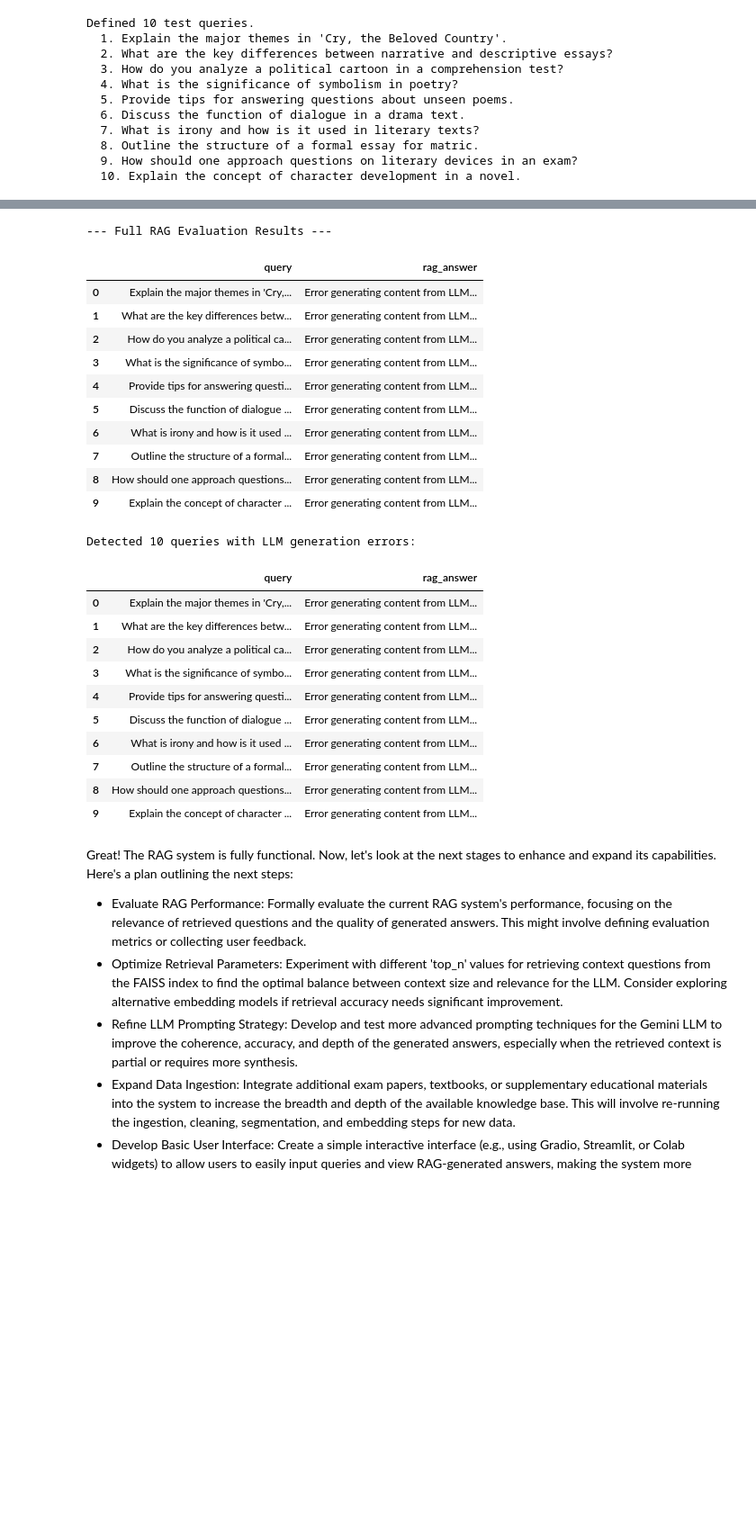
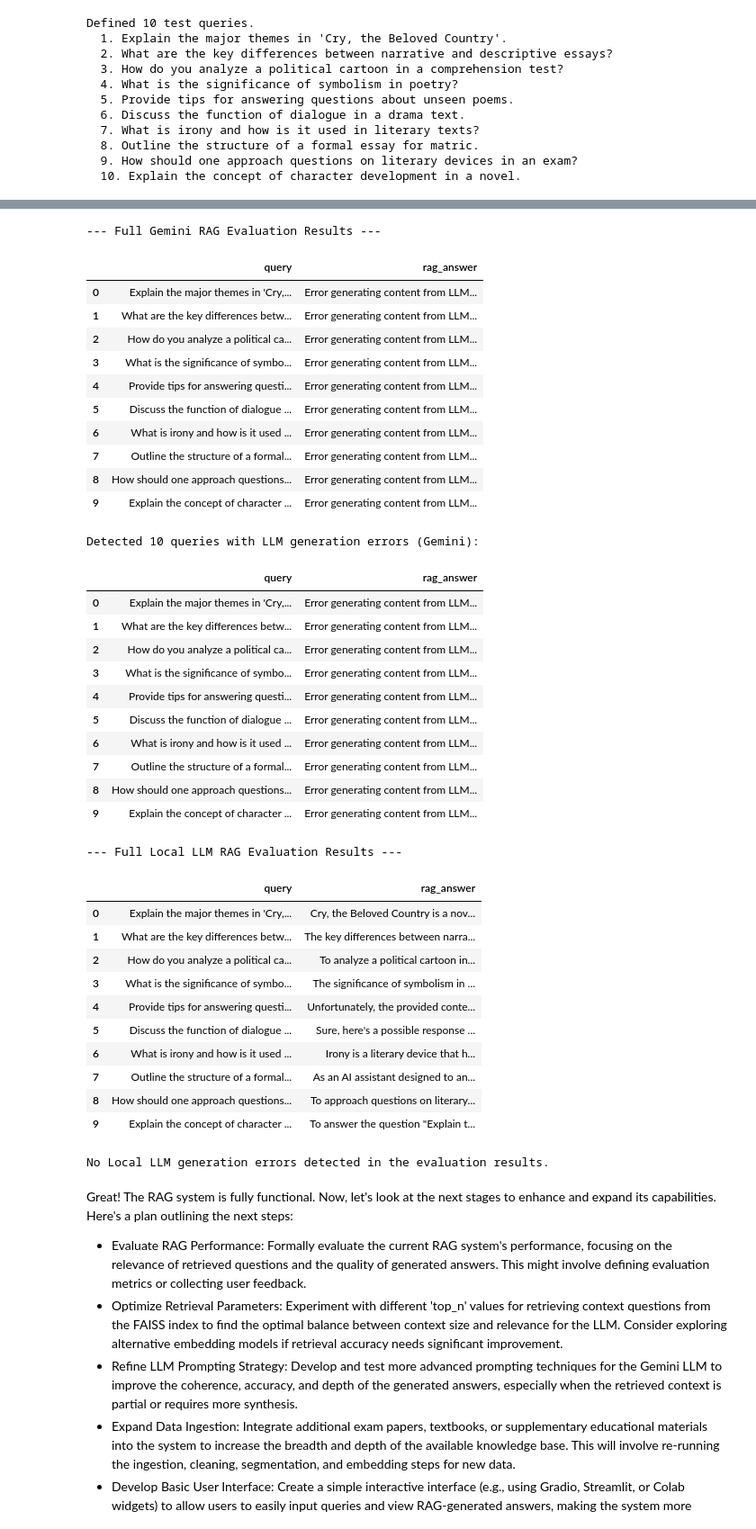
Before and after one commit to KingExecutioner/Projects, a Jupyter notebook: Matric_Exam_Paper_Scraper_cleaned.ipynb, the cells around one changed output, grey strips where cells are left out. Shown at 90% size. Saved outputs shown, nothing was run; the diff lists cells and outputs as text; code cells hidden in the pictures; blank space fills up the shorter version.

```diff
--- a/Matric_Exam_Paper_Scraper_cleaned.ipynb
+++ b/Matric_Exam_Paper_Scraper_cleaned.ipynb
@@ -1459,18 +1459,18 @@ if os.path.exists(EMBEDDINGS_DF_PATH) and os.path.exists(FAISS_INDEX_PATH):
     print("Found cached embeddings and FAISS index — loading from Drive...")
     df_question_bank = pd.read_parquet(EMBEDDINGS_DF_PATH)
     index = faiss.read_index(FAISS_INDEX_PATH)
-    model = SentenceTransformer('all-MiniLM-L6-v2', device=device)
+    embedding_model_st = SentenceTransformer('all-MiniLM-L6-v2', device=device) # Renamed 'model' to 'embedding_model_st'
     print(f"Loaded {len(df_question_bank)} questions and index with {index.ntotal} vectors.")
 else:
     if 'df_question_bank' not in locals() or df_question_bank.empty:
         raise RuntimeError("df_question_bank is missing or empty — run earlier stages first.")
 
     print(f"Loading SentenceTransformer model on {device}...")
-    model = SentenceTransformer('all-MiniLM-L6-v2', device=device)
+    embedding_model_st = SentenceTransformer('all-MiniLM-L6-v2', device=device) # Renamed 'model' to 'embedding_model_st'
 
     print("Generating embeddings...")
     df_question_bank['embedding_text'] = df_question_bank['embedding_text'].astype(str)
-    question_embeddings = model.encode(df_question_bank['embedding_text'].tolist(), show_progress_bar=True)
+    question_embeddings = embedding_model_st.encode(df_question_bank['embedding_text'].tolist(), show_progress_bar=True)
     df_question_bank['question_embedding'] = question_embeddings.tolist()
 
     print("Building FAISS index...")
@@ -1533,7 +1530,8 @@ else:
     df_question_bank = pd.DataFrame() # Initialize empty DataFrame
 
 # 3. Load the SentenceTransformer model (if not already loaded)
-if 'model' not in locals() or 'model' not in globals():
+# Check for the new variable name `embedding_model_st`
+if 'embedding_model_st' not in locals() and 'embedding_model_st' not in globals():
     if torch.cuda.is_available():
         device = torch.device("cuda")
         print("Using GPU for embeddings.")
@@ -1541,10 +1539,10 @@ if 'model' not in locals() or 'model' not in globals():
         device = torch.device("cpu")
         print("Using CPU for embeddings.")
     print(f"Loading SentenceTransformer model: 'all-MiniLM-L6-v2' on {device}...")
-    model = SentenceTransformer('all-MiniLM-L6-v2', device=device)
+    embedding_model_st = SentenceTransformer('all-MiniLM-L6-v2', device=device) # Renamed 'model' to 'embedding_model_st'
     print("Model loaded successfully.")
 else:
-    print("SentenceTransformer model already loaded.")
+    print("SentenceTransformer model already loaded (as 'embedding_model_st').") # Updated print
 
 # Display info to confirm successful loading
 if index and not df_question_bank.empty:
@@ -1624,7 +1622,7 @@ Now I will demonstrate the `retrieve_questions` function with an example user qu
 user_query = "Explain the concept of irony in literature."
 
 # Retrieve top 3 similar questions
-top_questions = retrieve_questions(user_query, df_question_bank, index, model, top_n=3)
+top_questions = retrieve_questions(user_query, df_question_bank, index, embedding_model_st, top_n=3) # Changed 'model' to 'embedding_model_st'
 
 print("\n--- Top Retrieved Questions ---")
 if not top_questions.empty:
@@ -2064,7 +2198,7 @@ import pandas as pd
 # Convert the list of dictionaries to a DataFrame for easier review
 df_evaluation_results = pd.DataFrame(evaluation_results)
 
-print("\n--- Full RAG Evaluation Results ---\n")
+print("\n--- Full Gemini RAG Evaluation Results ---\n")
 # Display all rows and columns to enable comprehensive review
 pd.set_option('display.max_rows', None)
 pd.set_option('display.max_columns', None)
@@ -2080,37 +2214,76 @@ pd.reset_option('display.max_colwidth')
 
 # Check for any errors in the generated answers
 error_responses = df_evaluation_results[df_evaluation_results['rag_answer'].str.contains('Error generating content from LLM', na=False)]
 
 if not error_responses.empty:
-    print(f"\nDetected {len(error_responses)} queries with LLM generation errors:")
+    print(f"\nDetected {len(error_responses)} queries with LLM generation errors (Gemini):")
     display(error_responses)
 else:
-    print("\nNo LLM generation errors detected in the evaluation results.")
+    print("\nNo LLM generation errors detected in the Gemini evaluation results.")
+
+# --- Display Local LLM Evaluation Results (new block) ---
+
+df_evaluation_results_local_llm = pd.DataFrame(evaluation_results_local_llm)
+
+print("\n--- Full Local LLM RAG Evaluation Results ---\n")
+
+pd.set_option('display.max_rows', None)
+pd.set_option('display.max_columns', None)
+pd.set_option('display.width', None)
+pd.set_option('display.max_colwidth', None)
+
+display(df_evaluation_results_local_llm)
+
+pd.reset_option('display.max_rows')
+pd.reset_option('display.max_columns')
+pd.reset_option('display.width')
+pd.reset_option('display.max_colwidth')
+
+local_llm_error_responses = df_evaluation_results_local_llm[df_evaluation_results_local_llm['rag_answer'].str.contains('Error generating content', na=False)]
+
+if not local_llm_error_responses.empty:
+    print(f"\nDetected {len(local_llm_error_responses)} queries with Local LLM generation errors:")
+    display(local_llm_error_responses)
+else:
+    print("\nNo Local LLM generation errors detected in the evaluation results.")
 # %% [output]
---- Full RAG Evaluation Results ---
+--- Full Gemini RAG Evaluation Results ---
 |  | query | rag_answer |
 | 0 | Explain the major themes in 'Cry,... | Error generating content from LLM... |
 | 1 | What are the key differences betw... | Error generating content from LLM... |
 | 2 | How do you analyze a political ca... | Error generating content from LLM... |
 | 3 | What is the significance of symbo... | Error generating content from LLM... |
 | 4 | Provide tips for answering questi... | Error generating content from LLM... |
 | 5 | Discuss the function of dialogue ... | Error generating content from LLM... |
 | 6 | What is irony and how is it used ... | Error generating content from LLM... |
 | 7 | Outline the structure of a formal... | Error generating content from LLM... |
 | 8 | How should one approach questions... | Error generating content from LLM... |
 | 9 | Explain the concept of character ... | Error generating content from LLM... |
-Detected 10 queries with LLM generation errors:
+Detected 10 queries with LLM generation errors (Gemini):
 |  | query | rag_answer |
 | 0 | Explain the major themes in 'Cry,... | Error generating content from LLM... |
 | 1 | What are the key differences betw... | Error generating content from LLM... |
 | 2 | How do you analyze a political ca... | Error generating content from LLM... |
 | 3 | What is the significance of symbo... | Error generating content from LLM... |
 | 4 | Provide tips for answering questi... | Error generating content from LLM... |
 | 5 | Discuss the function of dialogue ... | Error generating content from LLM... |
 | 6 | What is irony and how is it used ... | Error generating content from LLM... |
 | 7 | Outline the structure of a formal... | Error generating content from LLM... |
 | 8 | How should one approach questions... | Error generating content from LLM... |
 | 9 | Explain the concept of character ... | Error generating content from LLM... |
+--- Full Local LLM RAG Evaluation Results ---
+|  | query | rag_answer |
+| 0 | Explain the major themes in 'Cry,... | Cry, the Beloved Country is a nov... |
+| 1 | What are the key differences betw... | The key differences between narra... |
+| 2 | How do you analyze a political ca... | To analyze a political cartoon in... |
+| 3 | What is the significance of symbo... | The significance of symbolism in ... |
+| 4 | Provide tips for answering questi... | Unfortunately, the provided conte... |
+| 5 | Discuss the function of dialogue ... | Sure, here's a possible response ... |
+| 6 | What is irony and how is it used ... | Irony is a literary device that h... |
+| 7 | Outline the structure of a formal... | As an AI assistant designed to an... |
+| 8 | How should one approach questions... | To approach questions on literary... |
+| 9 | Explain the concept of character ... | To answer the question "Explain t... |
+No Local LLM generation errors detected in the evaluation results.
 # %% [markdown]
 Great! The RAG system is fully functional. Now, let's look at the next stages to enhance and expand its capabilities. Here's a plan outlining the next steps:
 
```
Also changed, not shown: parts of 6 cells of this notebook.
